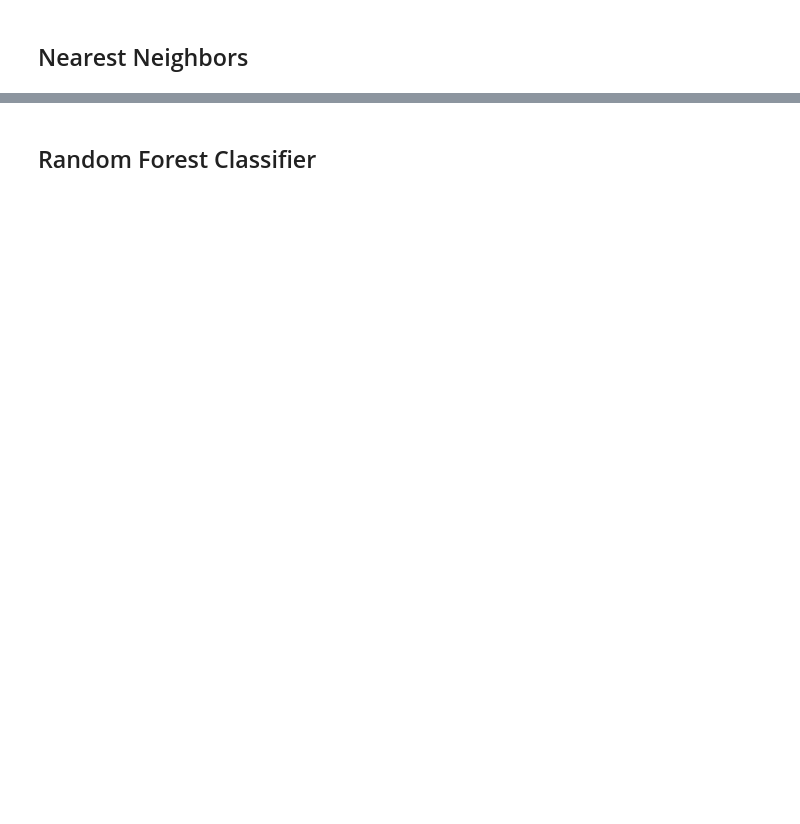
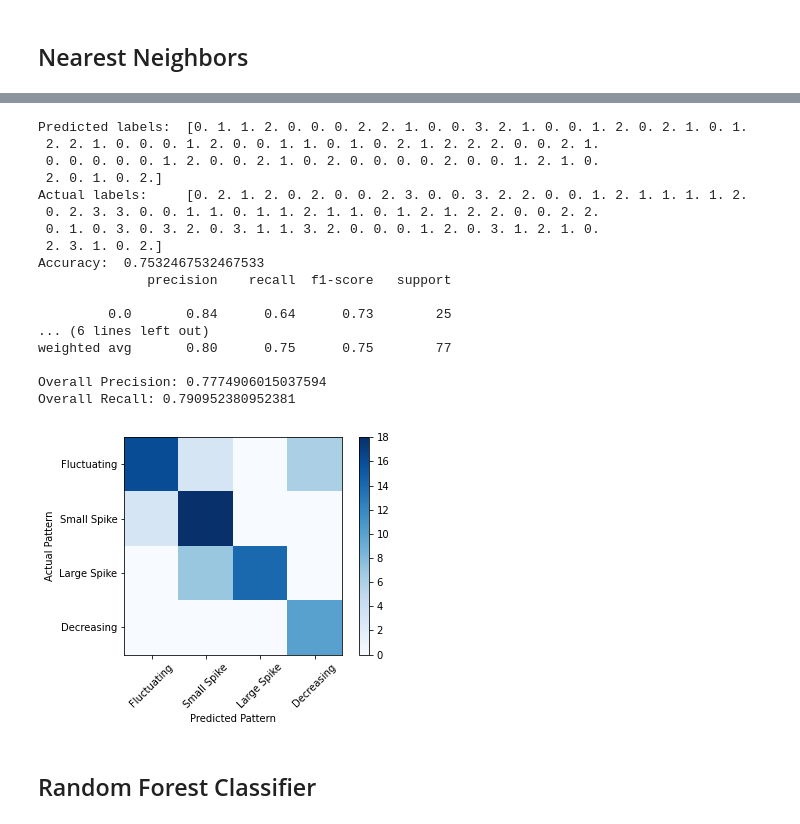
Before and after one commit to mcrespoamoros/turnipCalculator, a Jupyter notebook: Background/MULTICLASS CLASSIFICATION.ipynb, the cells around one changed output, grey strips where cells are left out. Drawn from its saved outputs; the diff is of its cells as text; code cells hidden in the pictures; blank space fills up the shorter version.

```diff
--- a/Background/MULTICLASS CLASSIFICATION.ipynb
+++ b/Background/MULTICLASS CLASSIFICATION.ipynb
@@ -240,3 +242,43 @@ plt.show()
+# %%
+neigh5 = KNeighborsClassifier(n_neighbors=5)
+neigh5.fit(X_train, y_train)
+neigh5_pred = neigh5.predict(X_test)
+print('Predicted labels: ', predictions)
+print('Actual labels:    ' ,y_test)
+
+print('Accuracy: ', accuracy_score(y_test, neigh5_pred))
+
+print(classification_report(y_test, neigh5_pred))
+print("Overall Precision:",precision_score(y_test, neigh5_pred, average='macro'))
+print("Overall Recall:",recall_score(y_test, neigh5_pred, average='macro'))
+mcm = confusion_matrix(y_test, neigh5_pred)
+plt.imshow(mcm, interpolation="nearest", cmap=plt.cm.Blues)
+plt.colorbar()
+tick_marks = np.arange(len(pattern_classes))
+plt.xticks(tick_marks, pattern_classes, rotation=45)
+plt.yticks(tick_marks, pattern_classes)
+plt.xlabel("Predicted Pattern")
+plt.ylabel("Actual Pattern")
+plt.show()
+# %% [output]
+Predicted labels:  [0. 1. 1. 2. 0. 0. 0. 2. 2. 1. 0. 0. 3. 2. 1. 0. 0. 1. 2. 0. 2. 1. 0. 1.
+ 2. 2. 1. 0. 0. 0. 1. 2. 0. 0. 1. 1. 0. 1. 0. 2. 1. 2. 2. 2. 0. 0. 2. 1.
+ 0. 0. 0. 0. 0. 1. 2. 0. 0. 2. 1. 0. 2. 0. 0. 0. 0. 2. 0. 0. 1. 2. 1. 0.
+ 2. 0. 1. 0. 2.]
+Actual labels:     [0. 2. 1. 2. 0. 2. 0. 0. 2. 3. 0. 0. 3. 2. 2. 0. 0. 1. 2. 1. 1. 1. 1. 2.
+ 0. 2. 3. 3. 0. 0. 1. 1. 0. 1. 1. 2. 1. 1. 0. 1. 2. 1. 2. 2. 0. 0. 2. 2.
+ 0. 1. 0. 3. 0. 3. 2. 0. 3. 1. 1. 3. 2. 0. 0. 0. 1. 2. 0. 3. 1. 2. 1. 0.
+ 2. 3. 1. 0. 2.]
+Accuracy:  0.7532467532467533
+              precision    recall  f1-score   support
+
+         0.0       0.84      0.64      0.73        25
+... (6 lines left out)
+weighted avg       0.80      0.75      0.75        77
+
+Overall Precision: 0.7774906015037594
+Overall Recall: 0.790952380952381
+[figure, added]
 # %% [markdown]
 ## Random Forest Classifier
 # %%
```
Also changed, not shown: parts of 53 cells of this notebook, 8 other files.
